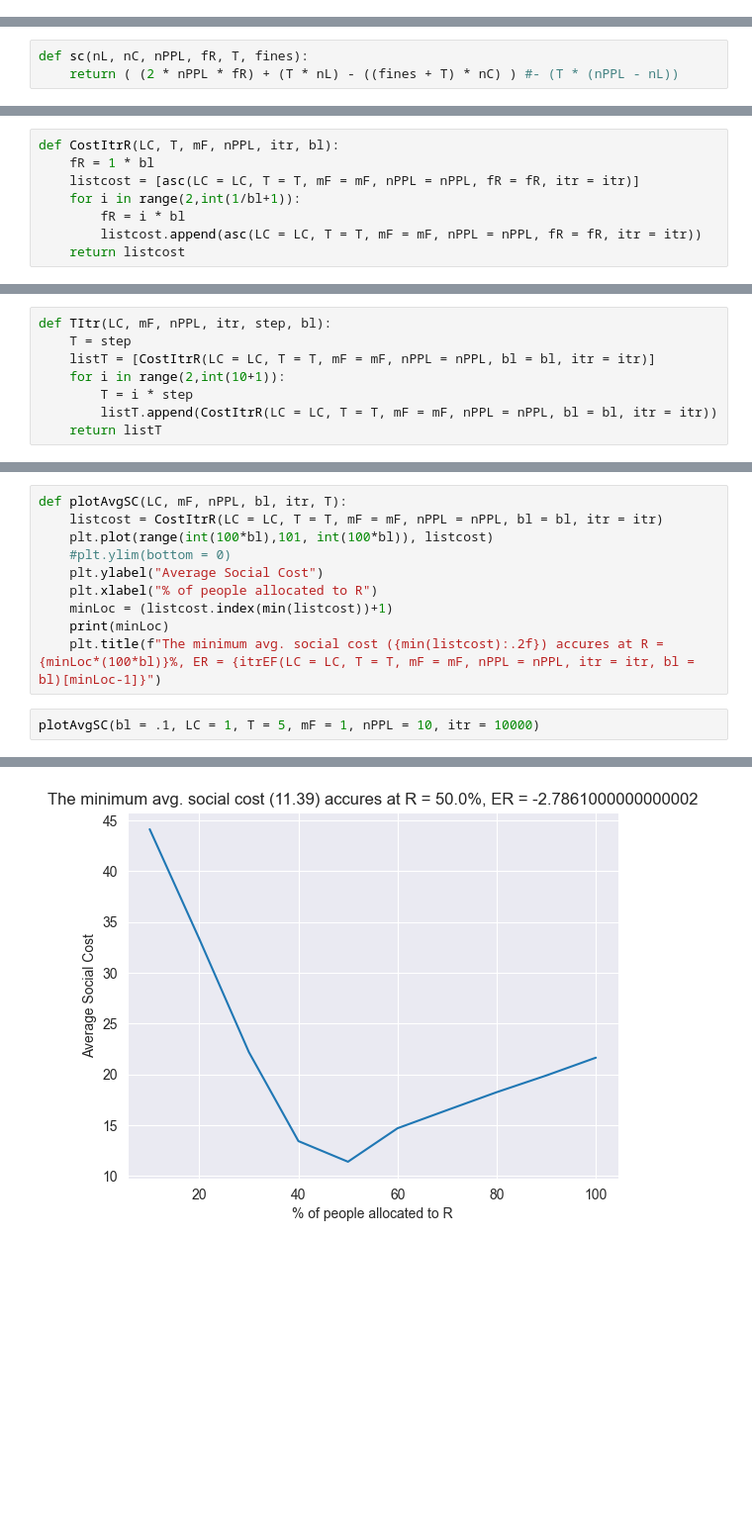
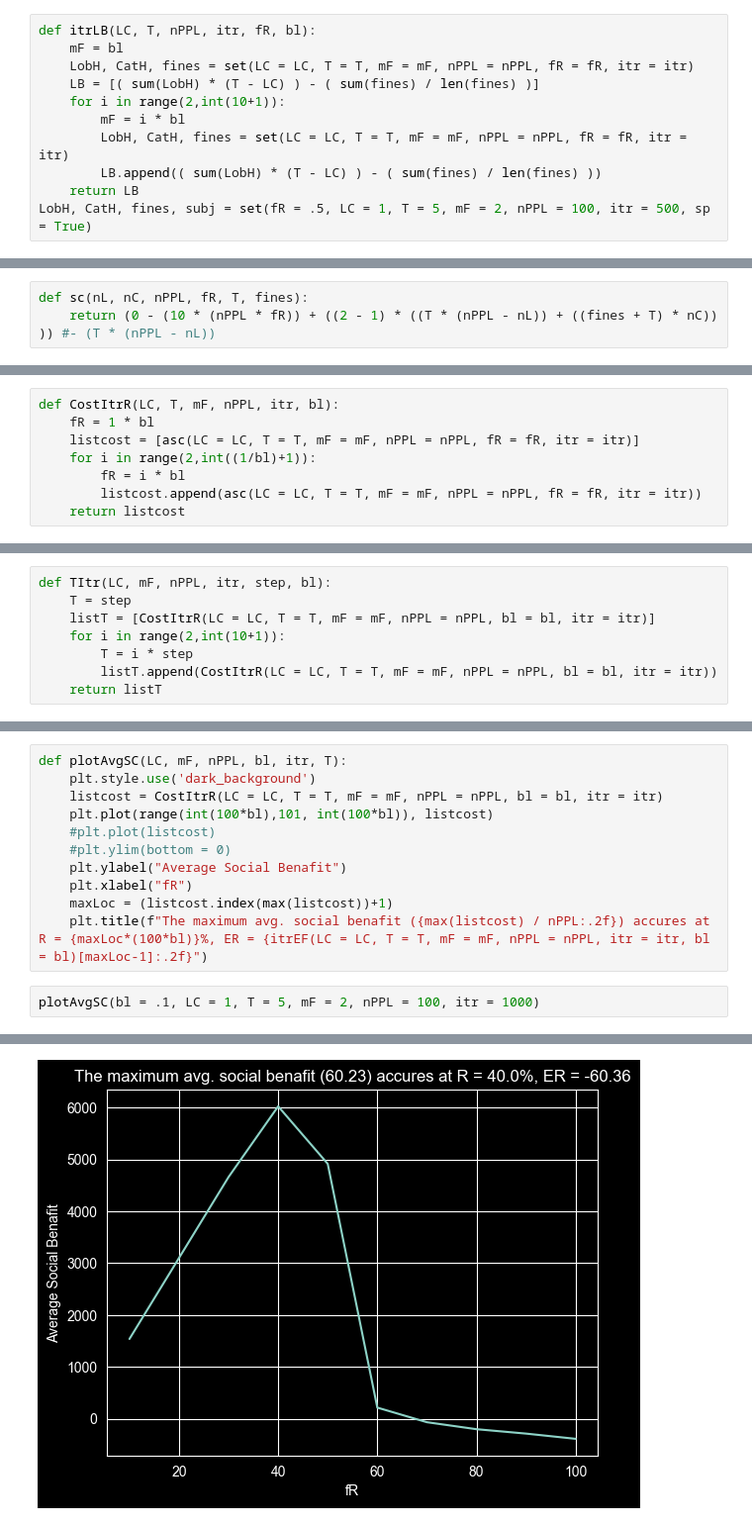
Before and after one commit to JTayMilli/391X, a Jupyter notebook: BoringDynamics.ipynb, the cells around one changed output, grey strips where cells are left out. Shown at 99% size. Saved outputs shown, nothing was run; the diff lists cells and outputs as text; blank space fills up the shorter version.

```diff
--- a/BoringDynamics.ipynb
+++ b/BoringDynamics.ipynb
@@ -93,0 +149,11 @@ plt.plot([x - .5*100 for x in LobH])
+# %%
+def itrLB(LC, T, nPPL, itr, fR, bl):
+    mF = bl
+    LobH, CatH, fines = set(LC = LC, T = T, mF = mF, nPPL = nPPL, fR = fR, itr = itr)
+    LB = [( sum(LobH) * (T - LC) ) - ( sum(fines) / len(fines) )]
+    for i in range(2,int(10+1)):
+        mF = i * bl
+        LobH, CatH, fines = set(LC = LC, T = T, mF = mF, nPPL = nPPL, fR = fR, itr = itr)
+        LB.append(( sum(LobH) * (T - LC) ) - ( sum(fines) / len(fines) ))
+    return LB
+LobH, CatH, fines, subj = set(fR = .5, LC = 1, T = 5, mF = 2, nPPL = 100, itr = 500, sp = True)
@@ -251,6 +329,6 @@ Stationary at 100000 iterations
 # %%
 def sc(nL, nC, nPPL, fR, T, fines):
-    return ( (2 * nPPL * fR) + (T * nL) - ((fines + T) * nC) ) #- (T * (nPPL - nL))
+    return (0 - (10 * (nPPL * fR)) + ((2 - 1) * ((T * (nPPL - nL)) + ((fines + T) * nC)) )) #- (T * (nPPL - nL))
 # %%
 def asc(fR, LC, T, mF, nPPL, itr):
     LobH, CatH, fines= set(LC = LC, T = T, mF = mF, nPPL = nPPL, fR = fR, itr = itr)
@@ -260,7 +338,7 @@ def asc(fR, LC, T, mF, nPPL, itr):
 def CostItrR(LC, T, mF, nPPL, itr, bl):
     fR = 1 * bl
     listcost = [asc(LC = LC, T = T, mF = mF, nPPL = nPPL, fR = fR, itr = itr)]
-    for i in range(2,int(1/bl+1)):
+    for i in range(2,int((1/bl)+1)):
         fR = i * bl
         listcost.append(asc(LC = LC, T = T, mF = mF, nPPL = nPPL, fR = fR, itr = itr))
     return listcost
@@ -390,13 +462,14 @@ GraphTitr(LC = 1, mF = 2, nPPL = 10, bl = .1, step = .5, itr = 1000)
 # %%
 def plotAvgSC(LC, mF, nPPL, bl, itr, T):
+    plt.style.use('dark_background')
     listcost = CostItrR(LC = LC, T = T, mF = mF, nPPL = nPPL, bl = bl, itr = itr)
     plt.plot(range(int(100*bl),101, int(100*bl)), listcost)
+    #plt.plot(listcost)
     #plt.ylim(bottom = 0)
-    plt.ylabel("Average Social Cost")
-    plt.xlabel("% of people allocated to R")
-    minLoc = (listcost.index(min(listcost))+1)
-    print(minLoc)
-    plt.title(f"The minimum avg. social cost ({min(listcost):.2f}) accures at R = {minLoc*(100*bl)}%, ER = {itrEF(LC = LC, T = T, mF = mF, nPPL = nPPL, itr = itr, bl = bl)[minLoc-1]}")
+    plt.ylabel("Average Social Benafit")
+    plt.xlabel("fR")
+    maxLoc = (listcost.index(max(listcost))+1)
+    plt.title(f"The maximum avg. social benafit ({max(listcost) / nPPL:.2f}) accures at R = {maxLoc*(100*bl)}%, ER = {itrEF(LC = LC, T = T, mF = mF, nPPL = nPPL, itr = itr, bl = bl)[maxLoc-1]:.2f}")
 # %%
-plotAvgSC(bl = .1, LC = 1, T = 5, mF = 1, nPPL = 10, itr = 10000)
+plotAvgSC(bl = .1, LC = 1, T = 5, mF = 2, nPPL = 100, itr = 1000)
 # %% [output]
@@ -404 +476 @@ plotAvgSC(bl = .1, LC = 1, T = 5, mF = 1, nPPL = 10, itr = 10000)
-[figure, old version]
+[figure, new version]
```
Also changed, not shown: parts of 36 cells of this notebook, 1 other file.
